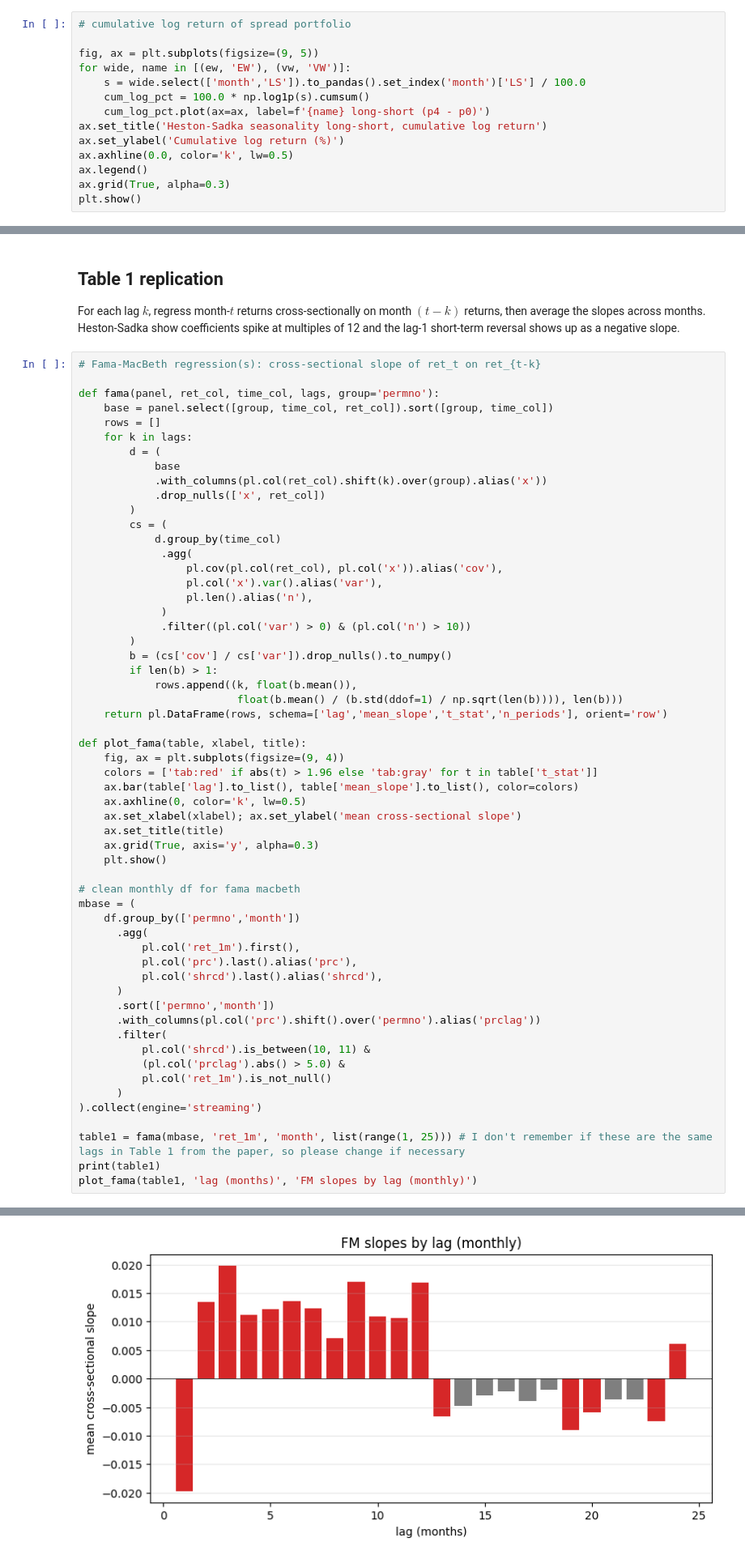
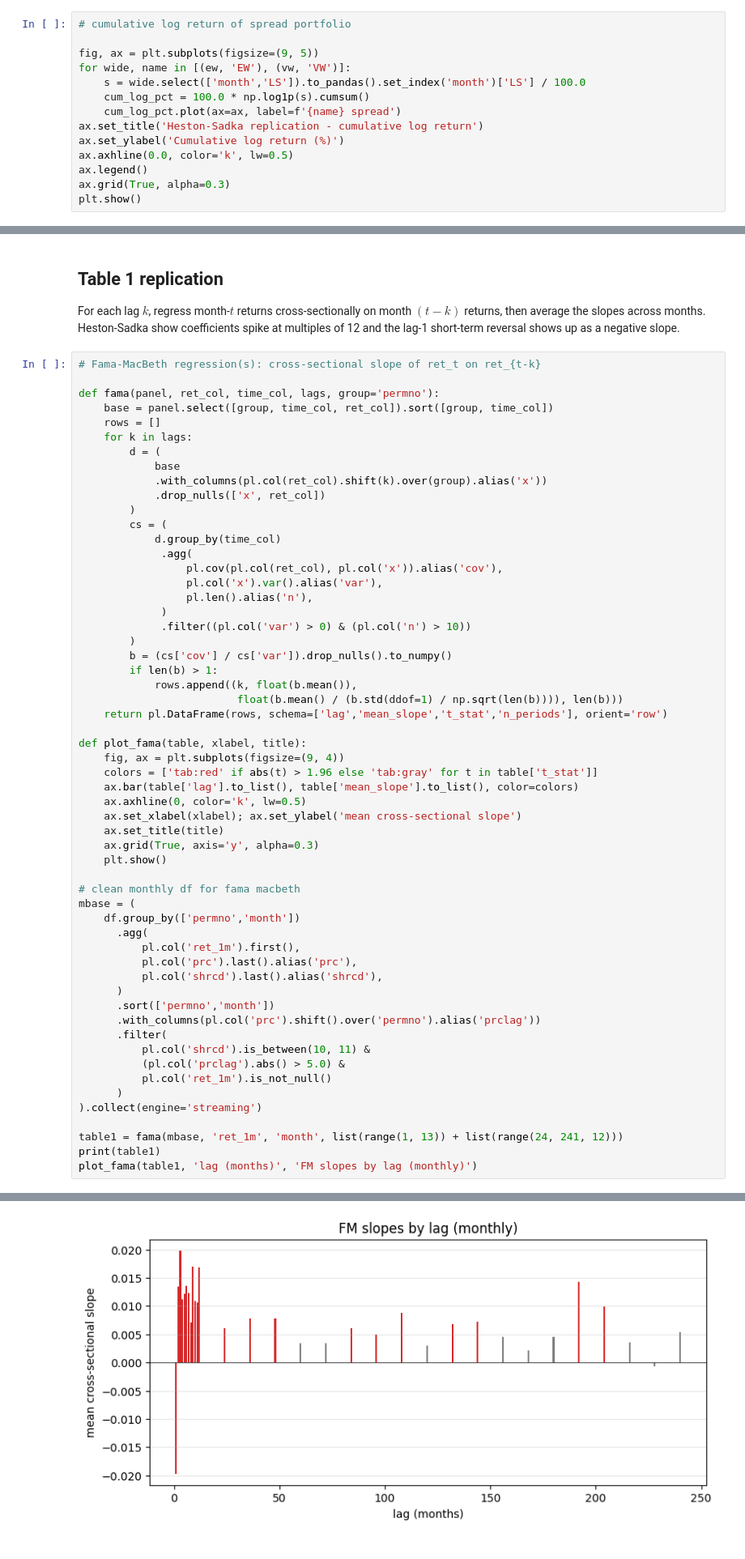
Before and after one commit to josholdroyd/585-seasonality, a Jupyter notebook: signal_research.ipynb, the cells around one changed output, grey strips where cells are left out. Shown at 81% size. Saved outputs shown, nothing was run; the diff lists cells and outputs as text.

```diff
--- a/signal_research.ipynb
+++ b/signal_research.ipynb
@@ -175,8 +175,8 @@ fig, ax = plt.subplots(figsize=(9, 5))
 for wide, name in [(ew, 'EW'), (vw, 'VW')]:
     s = wide.select(['month','LS']).to_pandas().set_index('month')['LS'] / 100.0
     cum_log_pct = 100.0 * np.log1p(s).cumsum()
-    cum_log_pct.plot(ax=ax, label=f'{name} long-short (p4 - p0)')
-ax.set_title('Heston-Sadka seasonality long-short, cumulative log return')
+    cum_log_pct.plot(ax=ax, label=f'{name} spread')
+ax.set_title('Heston-Sadka replication - cumulative log return')
 ax.set_ylabel('Cumulative log return (%)')
 ax.axhline(0.0, color='k', lw=0.5)
 ax.legend()
@@ -244,7 +244,7 @@ mbase = (
       )
 ).collect(engine='streaming')
 
-table1 = fama(mbase, 'ret_1m', 'month', list(range(1, 25))) # I don't remember if these are the same lags in Table 1 from the paper, so please change if necessary
+table1 = fama(mbase, 'ret_1m', 'month', list(range(1, 13)) + list(range(24, 241, 12)))
 print(table1)
 plot_fama(table1, 'lag (months)', 'FM slopes by lag (monthly)')
 # %% [output]
@@ -268,5 +268,5 @@ shape: (24, 4)
 └─────┴────────────┴───────────┴───────────┘
-[figure, old version]
+[figure, new version]
 # %% [markdown]
 ## Extension (inter-month rather than calendar month)
 
```
Also changed, not shown: parts of 6 cells of this notebook.
